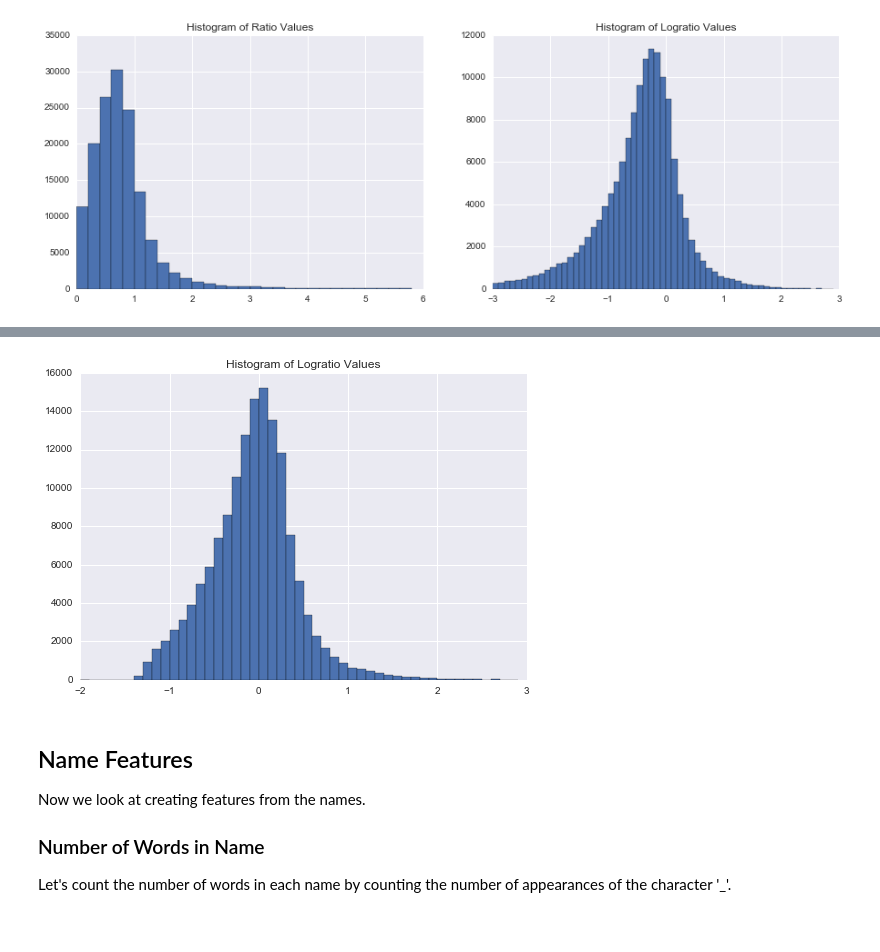
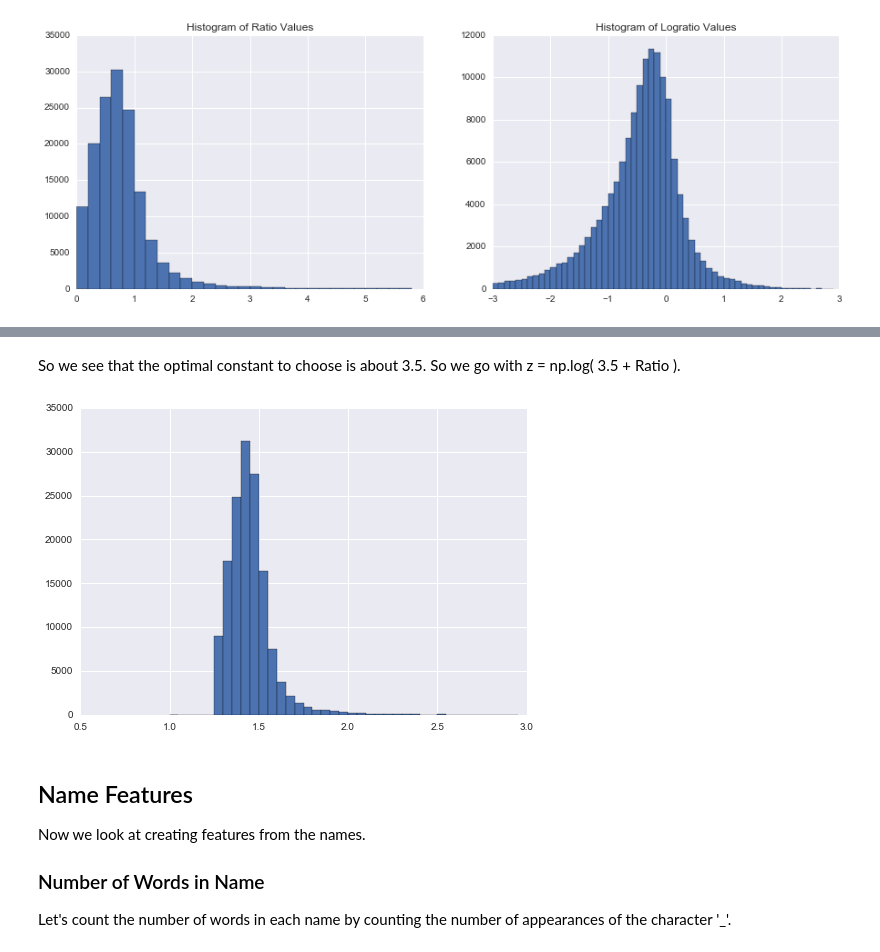
Before and after one commit to MatthewMcGonagle/KaggleWikiTraffic, a Jupyter notebook: FinalReport.ipynb, the cells around one changed output, grey strips where cells are left out. Drawn from its saved outputs; the diff is of its cells as text; code cells hidden in the pictures.

Commit message:
Added analysis of how to reshape ratios using logarithmic transformation to improve smape score.

```diff
--- a/FinalReport.ipynb
+++ b/FinalReport.ipynb
@@ -153,12 +212,12 @@ plt.show()
+# %% [markdown]
+So we see that the optimal constant to choose is about 3.5. So we go with z = np.log( 3.5 + Ratio ).
 # %%
-# Now do an offset of 0.25.
+page_df.logratios = np.log(3.5 + page_df.ratios)
 
-page_df['logratios'] = np.log(0.26 + ratios)
-page_df.logratios.hist(bins = np.arange(-2, 3, 0.1))
-plt.title('Histogram of Logratio Values')
+page_df.logratios.hist(bins = np.arange(1.0, 3, 0.05))
 plt.show()
 # %% [output]
-[figure, old version]
+[figure, new version]
 # %% [markdown]
 ## Name Features
 
```
Also changed, not shown: parts of 18 cells of this notebook.
